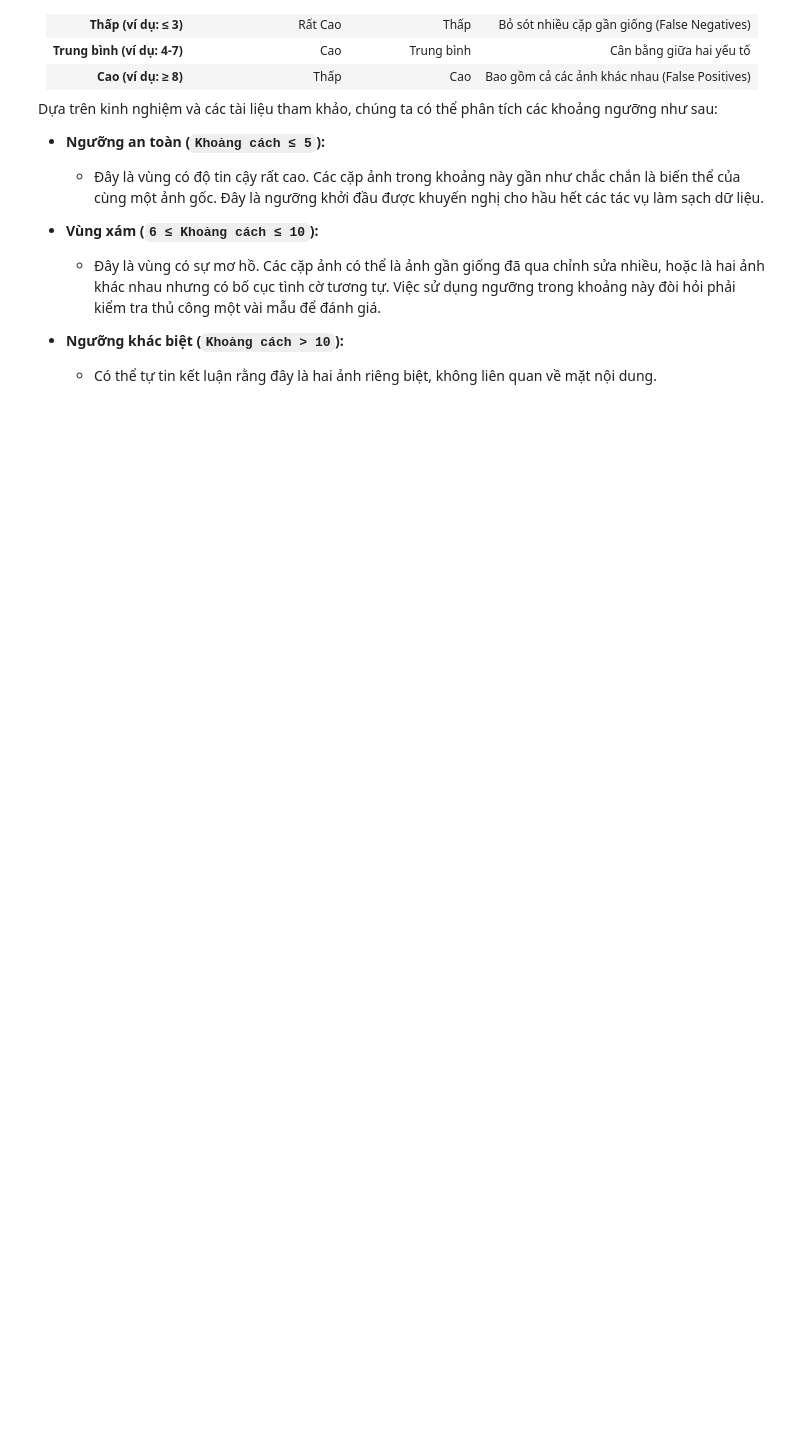
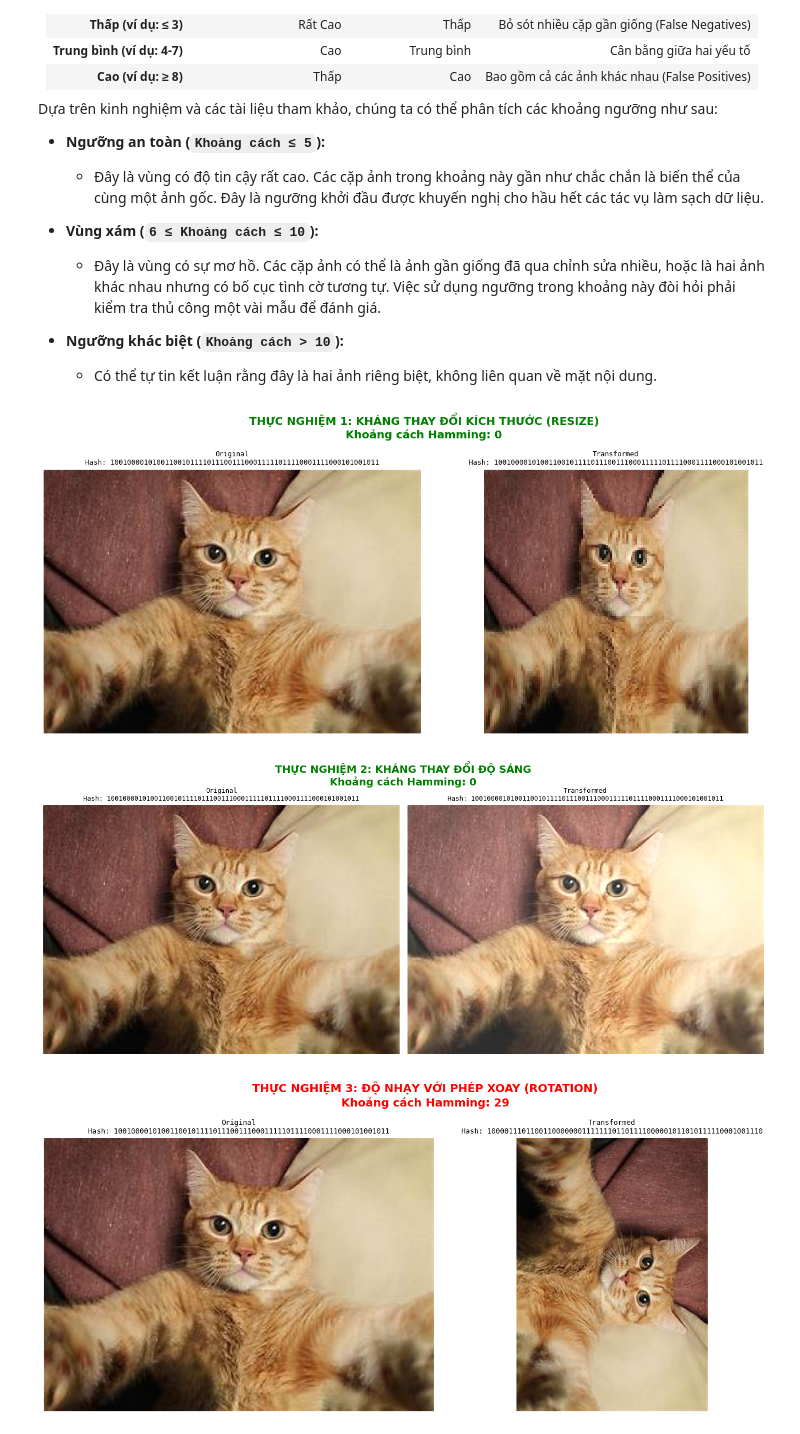
Before and after one commit to Taylor3691/mining-beyond-boundaries, a Jupyter notebook: notebooks/Hung-image.deduplicate.process.ipynb, the cells around one changed output. Drawn from its saved outputs; the diff is of its cells as text; code cells hidden in the pictures; blank space fills up the shorter version.

Commit message:
feature: implement pHash impact visualization and hash string output

```diff
--- a/notebooks/Hung-image.deduplicate.process.ipynb
+++ b/notebooks/Hung-image.deduplicate.process.ipynb
@@ -93,3 +93,54 @@ Dựa trên kinh nghiệm và các tài liệu tham khảo, chúng ta có thể
 
 *   **Ngưỡng khác biệt (`Khoảng cách > 10`):**
     *   Có thể tự tin kết luận rằng đây là hai ảnh riêng biệt, không liên quan về mặt nội dung.
+# %%
+import sys
+import os
+import cv2
+import matplotlib.pyplot as plt
+import numpy as np
+
+# Thiết lập đường dẫn hệ thống để import core logic
+sys.path.append(os.path.abspath(os.path.join('..', 'src')))
+from image.analysis_deduplicate import ImageDeduplication
+
+# Khởi tạo đối tượng phân tích
+deduper = ImageDeduplication(hash_size=8, similarity_threshold=10)
+
+def visualize_hash_impact(img1, img2, title):
+    """Trực quan hóa tác động của biến đổi ảnh đến mã băm pHash"""
+    img1_rgb = cv2.cvtColor(img1, cv2.COLOR_BGR2RGB)
+    img2_rgb = cv2.cvtColor(img2, cv2.COLOR_BGR2RGB)
+
+    # Tính toán mã băm pHash
+    hash1 = deduper._calculate_phash(img1)
+    hash2 = deduper._calculate_phash(img2)
+    distance = deduper._hamming_distance(hash1, hash2)
+
+    fig, axes = plt.subplots(1, 2, figsize=(14, 6))
+    color = 'green' if distance <= deduper._threshold else 'red'
+    fig.suptitle(f"{title}\nKhoảng cách Hamming: {distance}", fontsize=14, fontweight='bold', color=color)
+
+    # Hiển thị ảnh kèm chuỗi Hash
+    axes[0].imshow(img1_rgb)
+    axes[0].set_title(f"Original\nHash: {hash1}", fontsize=9, family='monospace')
+    axes[0].axis('off')
+
+    axes[1].imshow(img2_rgb)
+    axes[1].set_title(f"Transformed\nHash: {hash2}", fontsize=9, family='monospace')
+    axes[1].axis('off')
+
+    plt.tight_layout()
+    plt.show()
+
+# Thực hiện thực nghiệm trên ảnh mẫu
+sample_path = "../data/small/cat/1.jpeg"
+if os.path.exists(sample_path):
+    img_org = cv2.imread(sample_path)
+    visualize_hash_impact(img_org, cv2.resize(img_org, (128, 128)), "THỰC NGHIỆM 1: KHÁNG THAY ĐỔI KÍCH THƯỚC (RESIZE)")
+    visualize_hash_impact(img_org, cv2.convertScaleAbs(img_org, alpha=1, beta=40), "THỰC NGHIỆM 2: KHÁNG THAY ĐỔI ĐỘ SÁNG")
+    visualize_hash_impact(img_org, cv2.rotate(img_org, cv2.ROTATE_90_CLOCKWISE), "THỰC NGHIỆM 3: ĐỘ NHẠY VỚI PHÉP XOAY (ROTATION)")
+# %% [output]
+[figure, added]
+[figure, added]
+[figure, added]
```
Also changed, not shown: 1 other file.
